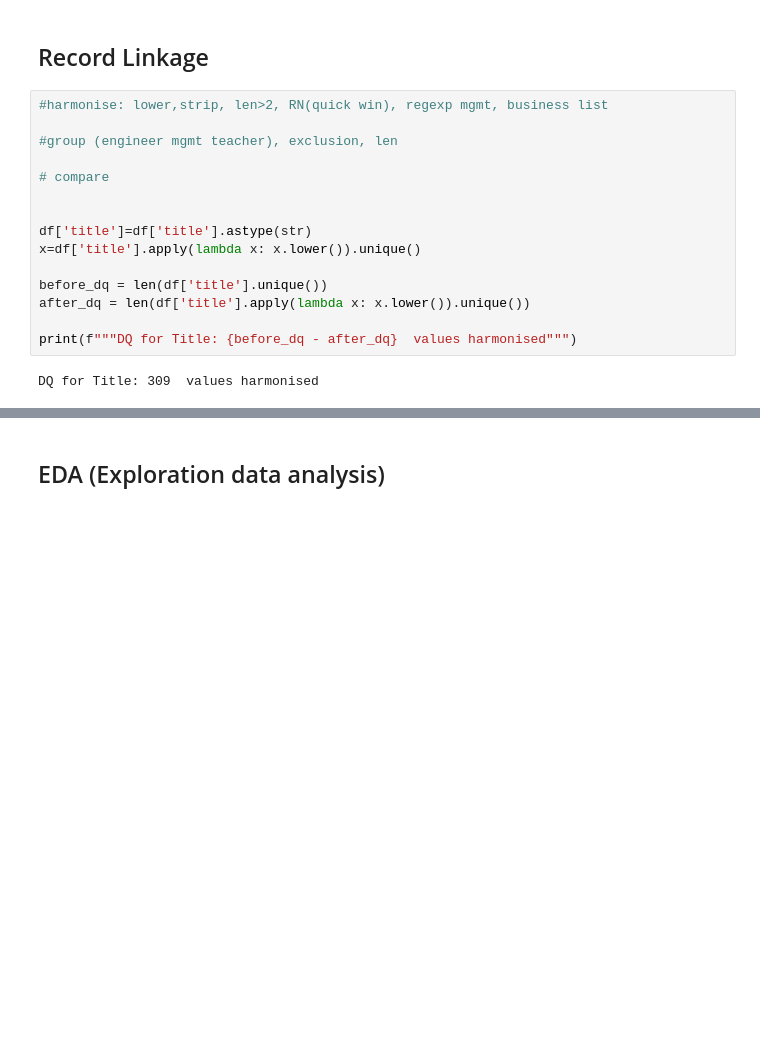
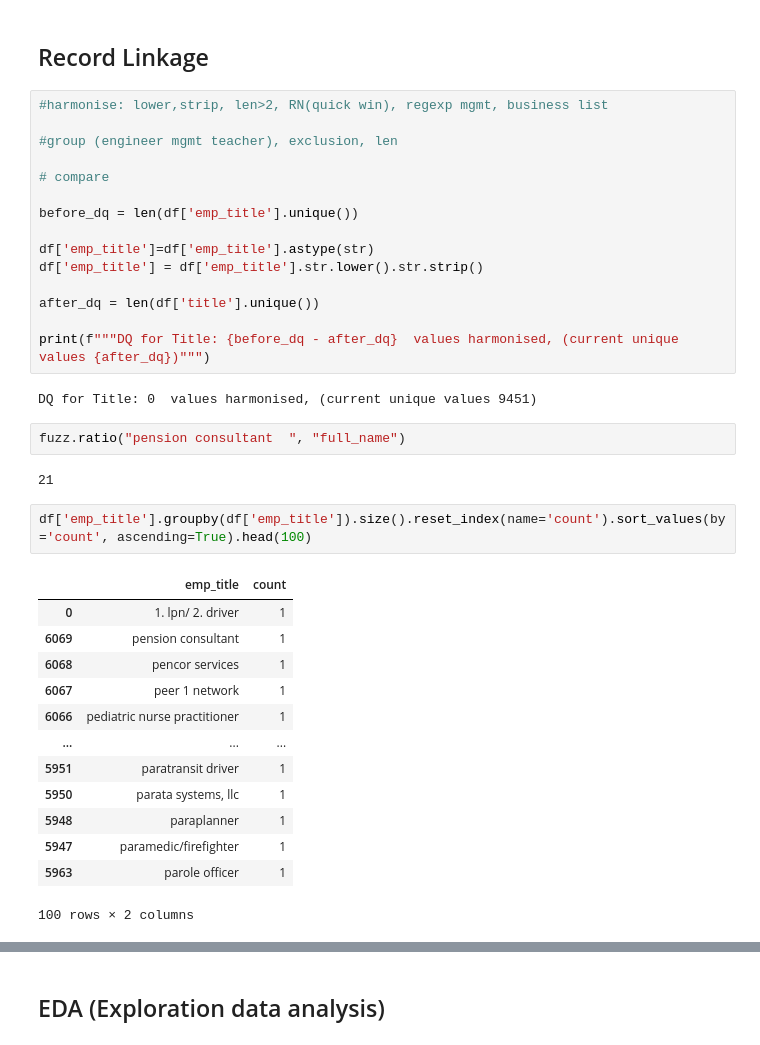
Before and after one commit to fburnelli/cas-de-stat-vis, a Jupyter notebook: data_pipeline.ipynb, the cells around one changed output, grey strips where cells are left out. Drawn from its saved outputs; the diff is of its cells as text; blank space fills up the shorter version.

```diff
--- a/data_pipeline.ipynb
+++ b/data_pipeline.ipynb
@@ -347,13 +351,33 @@ TODO
 
 # compare
 
+before_dq = len(df['emp_title'].unique())
 
-df['title']=df['title'].astype(str)
-x=df['title'].apply(lambda x: x.lower()).unique()
+df['emp_title']=df['emp_title'].astype(str)
+df['emp_title'] = df['emp_title'].str.lower().str.strip()
 
-before_dq = len(df['title'].unique())
-after_dq = len(df['title'].apply(lambda x: x.lower()).unique())
+after_dq = len(df['title'].unique())
 
-print(f"""DQ for Title: {before_dq - after_dq}  values harmonised""")
+print(f"""DQ for Title: {before_dq - after_dq}  values harmonised, (current unique values {after_dq})""")
 # %% [output]
-DQ for Title: 309  values harmonised
+DQ for Title: 0  values harmonised, (current unique values 9451)
+# %%
+fuzz.ratio("pension consultant	", "full_name")
+# %% [output]
+21
+# %%
+df['emp_title'].groupby(df['emp_title']).size().reset_index(name='count').sort_values(by='count', ascending=True).head(100)
+# %% [output]
+|  | emp_title | count |
+| 0 | 1. lpn/ 2. driver | 1 |
+| 6069 | pension consultant | 1 |
+| 6068 | pencor services | 1 |
+| 6067 | peer 1 network | 1 |
+| 6066 | pediatric nurse practitioner | 1 |
+| ... | ... | ... |
+| 5951 | paratransit driver | 1 |
+| 5950 | parata systems, llc | 1 |
+| 5948 | paraplanner | 1 |
+| 5947 | paramedic/firefighter | 1 |
+| 5963 | parole officer | 1 |
+100 rows × 2 columns
```
Also changed, not shown: parts of 6 cells of this notebook, 3 other files.
